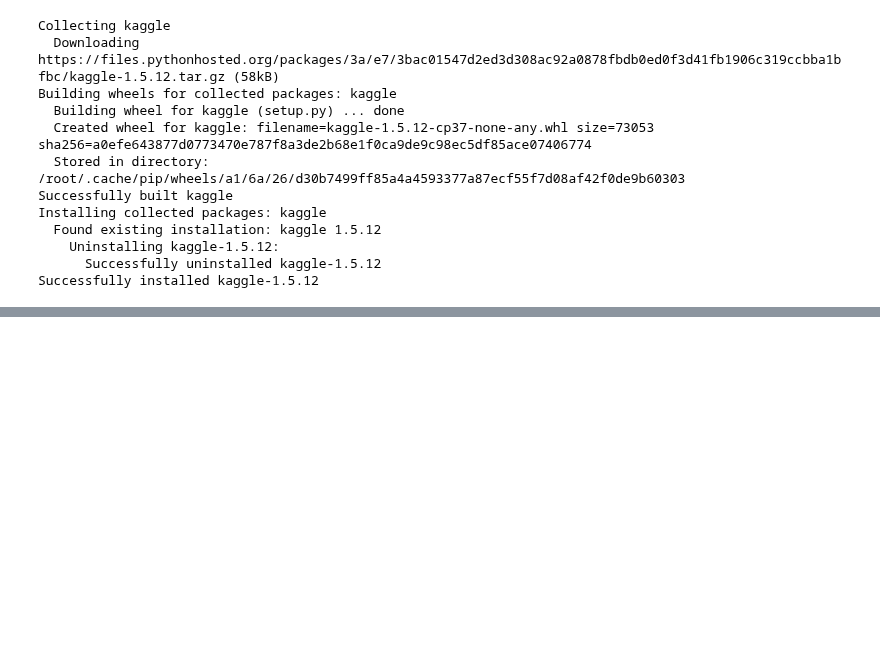
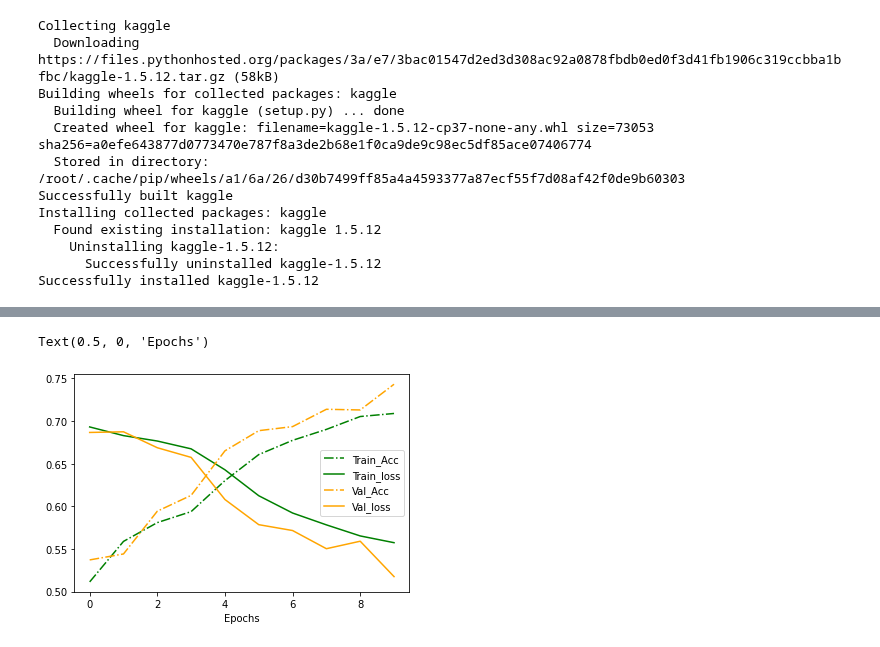
Before and after one commit to prasad-dash/CatsVsDogs, a Jupyter notebook: CatsVsDogs.ipynb, the cells around one changed output, grey strips where cells are left out. Drawn from its saved outputs; the diff is of its cells as text; code cells hidden in the pictures; blank space fills up the shorter version.

```diff
--- a/CatsVsDogs.ipynb
+++ b/CatsVsDogs.ipynb
@@ -102,2 +120,5 @@ model.compile(optimizer="adam",loss="CategoricalCrossentropy",metrics=['accuracy
 # %%
-model.compile(optimizer="adam",loss="CategoricalCrossentropy",metrics=['accuracy'])
+model.compile(optimizer="adam",loss="categorical_crossentropy",metrics=['accuracy'])
+# %%
+## test epoch
+model.fit(trainGen,epochs=1,validation_data=valGen,batch_size=32)
@@ -104,2 +130,2 @@ model.compile(optimizer="adam",loss="CategoricalCrossentropy",metrics=['accuracy
 # %%
-model.fit(trainGen,epochs=10,validation_data=valGen,batch_size=32)
+history=model.fit(trainGen,epochs=10,validation_data=valGen,batch_size=16)
@@ -110,0 +153,2 @@ Warning: Looks like you're using an outdated API Version, please consider updati
+# %%
+history=model.fit(trainGen,epochs=5,validation_data=valGen,batch_size=16)
@@ -110,0 +235,10 @@ Warning: Looks like you're using an outdated API Version, please consider updati
+# %%
+plt.plot(history.history['accuracy'],color="green",linestyle="-.",label="Train_Acc")
+plt.plot(history.history['loss'],color="green",label="Train_loss")
+plt.plot(history.history['val_accuracy'],color="orange",linestyle="-.",label="Val_Acc")
+plt.plot(history.history['val_loss'],color="orange",label="Val_loss")
+plt.legend()
+plt.xlabel("Epochs")
+# %% [output]
+Text(0.5, 0, 'Epochs')
+[figure, added]
```
Also changed, not shown: parts of 28 cells of this notebook.
